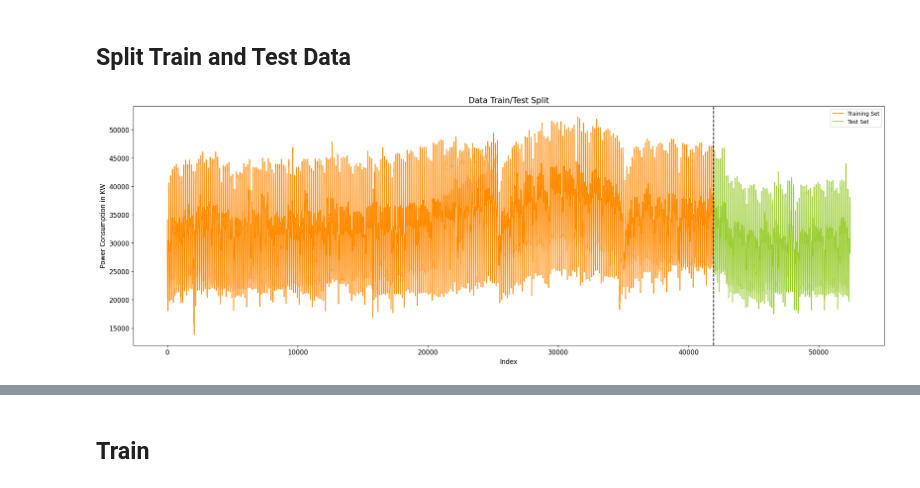
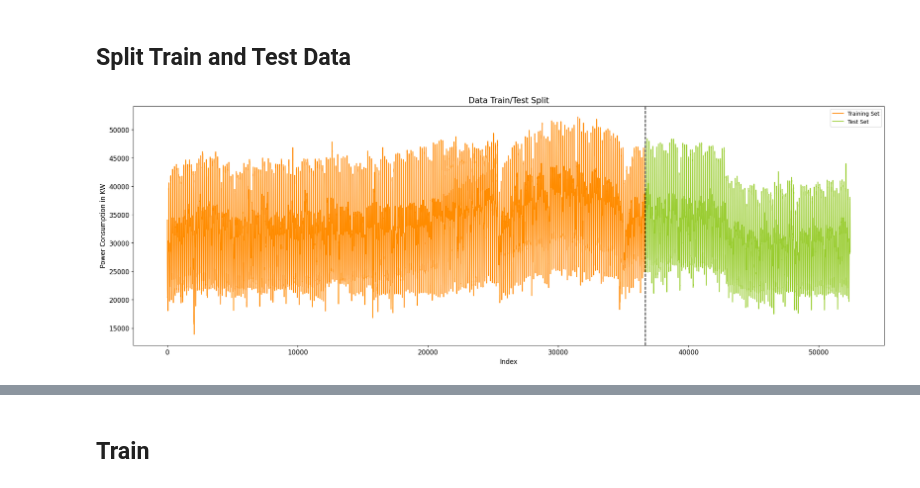
Before and after one commit to tantowish/how-to-train-your-ai-before-deadline, a Jupyter notebook: test.ipynb, the cells around one changed output, grey strips where cells are left out. Saved outputs shown, nothing was run; the diff lists cells and outputs as text; code cells hidden in the pictures.

```diff
--- a/test.ipynb
+++ b/test.ipynb
@@ -272,32 +272,32 @@ Passing `palette` without assigning `hue` is deprecated and will be removed in v
 # %% [markdown]
 ## Split Train and Test Data
 # %%
-train_size = int(len(df) * 0.8)
+train_size = int(len(df) * 0.7)
 train_df = df[:train_size]
 test_df = df[train_size:]
 
 # Visualize the split
 fig, ax = plt.subplots(figsize=(25, 8))
 
 # Plotting power consumption to visualize split
 ax.plot(train_df.index, train_df['Zone 1 Power Consumption'], label='Training Set', color='darkorange')
 ax.plot(test_df.index, test_df['Zone 1 Power Consumption'], label='Test Set', color='yellowgreen')
 
 # Mark the point of split
 ax.axvline(train_size, color='black', linestyle='--')
 
 # Add legend, labels, and title
 ax.legend(['Training Set', 'Test Set'])
 plt.title('Data Train/Test Split', fontsize=15)
 plt.xlabel('Index', fontsize=12)
 plt.ylabel('Power Consumption in KW', fontsize=12)
 plt.xticks(fontsize=12)
 plt.yticks(fontsize=12)
 
 # Display the plot
 plt.show()
 # %% [output]
-[figure, old version]
+[figure, new version]
 # %%
 train_df
 # %% [output]
```
Also changed, not shown: parts of 11 cells of this notebook.
